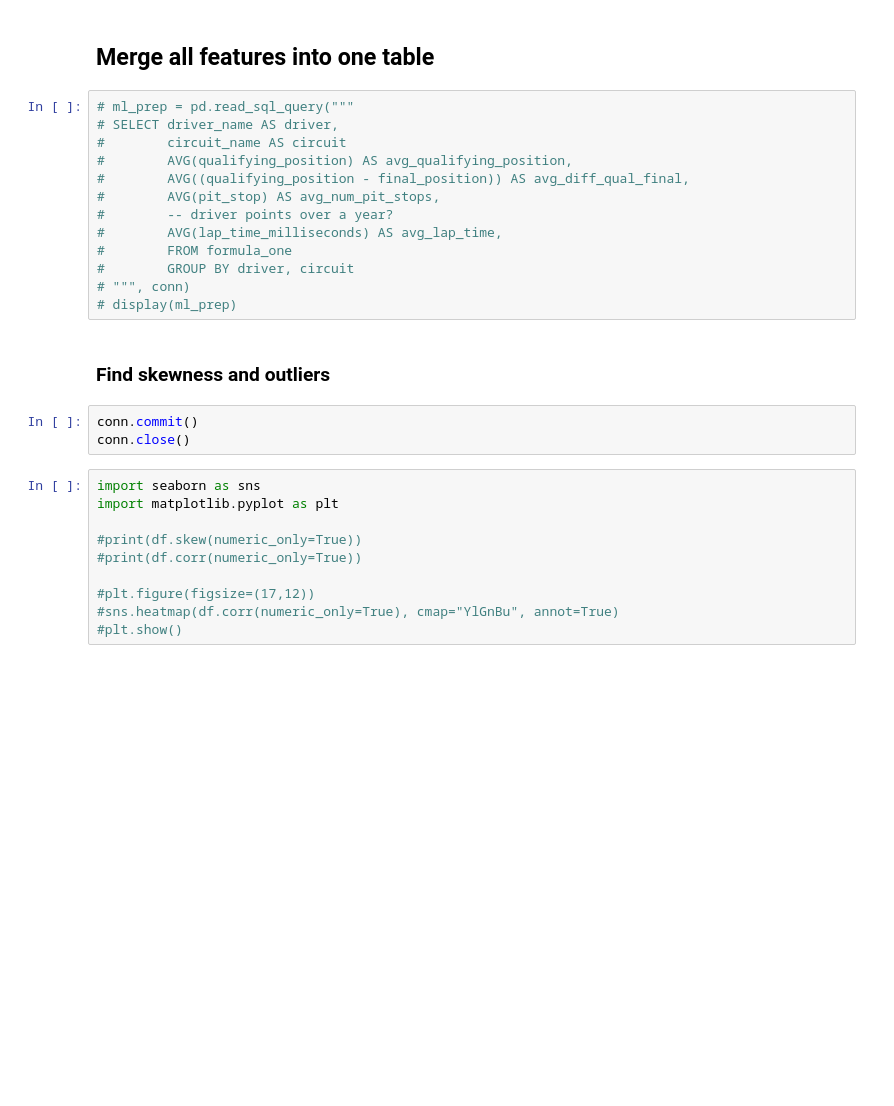
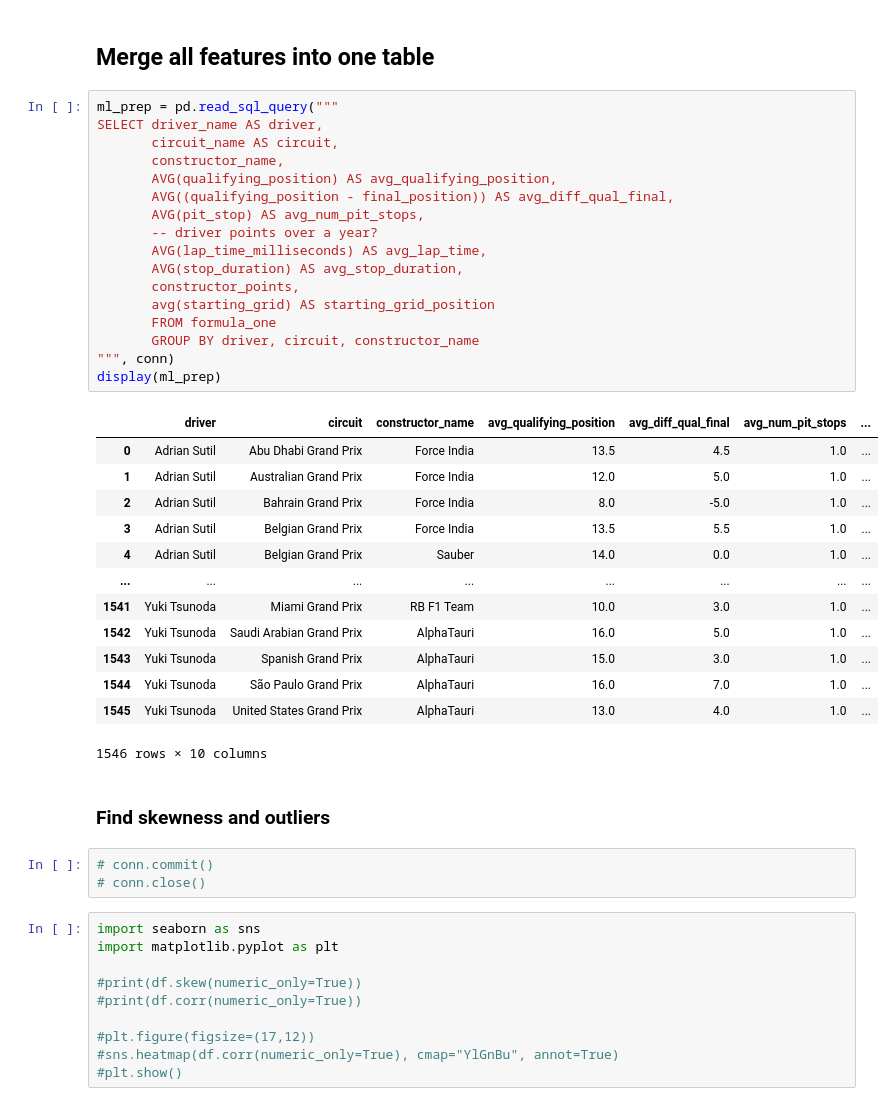
Before and after one commit to jennydang61/Driver-Performance-Prediction, a Jupyter notebook: formula1.ipynb, the cells around one changed output. Drawn from its saved outputs; the diff is of its cells as text; blank space fills up the shorter version.

```diff
--- a/formula1.ipynb
+++ b/formula1.ipynb
@@ -889,23 +870,41 @@ Correlation between Average Difference in Qualifying and Final position and Aver
 # %% [markdown]
 ## Merge all features into one table
 # %%
-# ml_prep = pd.read_sql_query("""
-# SELECT driver_name AS driver,
-#        circuit_name AS circuit
-#        AVG(qualifying_position) AS avg_qualifying_position,
-#        AVG((qualifying_position - final_position)) AS avg_diff_qual_final,
-#        AVG(pit_stop) AS avg_num_pit_stops,
-#        -- driver points over a year?
-#        AVG(lap_time_milliseconds) AS avg_lap_time,
-#        FROM formula_one
-#        GROUP BY driver, circuit
-# """, conn)
-# display(ml_prep)
+ml_prep = pd.read_sql_query("""
+SELECT driver_name AS driver,
+       circuit_name AS circuit,
+       constructor_name,
+       AVG(qualifying_position) AS avg_qualifying_position,
+       AVG((qualifying_position - final_position)) AS avg_diff_qual_final,
+       AVG(pit_stop) AS avg_num_pit_stops,
+       -- driver points over a year?
+       AVG(lap_time_milliseconds) AS avg_lap_time,
+       AVG(stop_duration) AS avg_stop_duration,
+       constructor_points,
+       avg(starting_grid) AS starting_grid_position
+       FROM formula_one
+       GROUP BY driver, circuit, constructor_name
+""", conn)
+display(ml_prep)
+# %% [output]
+|  | driver | circuit | constructor_name | avg_qualifying_position | avg_diff_qual_final | avg_num_pit_stops | ... |
+| 0 | Adrian Sutil | Abu Dhabi Grand Prix | Force India | 13.5 | 4.5 | 1.0 | ... |
+| 1 | Adrian Sutil | Australian Grand Prix | Force India | 12.0 | 5.0 | 1.0 | ... |
+| 2 | Adrian Sutil | Bahrain Grand Prix | Force India | 8.0 | -5.0 | 1.0 | ... |
+| 3 | Adrian Sutil | Belgian Grand Prix | Force India | 13.5 | 5.5 | 1.0 | ... |
+| 4 | Adrian Sutil | Belgian Grand Prix | Sauber | 14.0 | 0.0 | 1.0 | ... |
+| ... | ... | ... | ... | ... | ... | ... | ... |
+| 1541 | Yuki Tsunoda | Miami Grand Prix | RB F1 Team | 10.0 | 3.0 | 1.0 | ... |
+| 1542 | Yuki Tsunoda | Saudi Arabian Grand Prix | AlphaTauri | 16.0 | 5.0 | 1.0 | ... |
+| 1543 | Yuki Tsunoda | Spanish Grand Prix | AlphaTauri | 15.0 | 3.0 | 1.0 | ... |
+| 1544 | Yuki Tsunoda | São Paulo Grand Prix | AlphaTauri | 16.0 | 7.0 | 1.0 | ... |
+| 1545 | Yuki Tsunoda | United States Grand Prix | AlphaTauri | 13.0 | 4.0 | 1.0 | ... |
+1546 rows × 10 columns
 # %% [markdown]
 ### Find skewness and outliers
 # %%
-conn.commit()
-conn.close()
+# conn.commit()
+# conn.close()
 # %%
 import seaborn as sns
 import matplotlib.pyplot as plt
```
Also changed, not shown: parts of 3 cells of this notebook, 1 other file.
